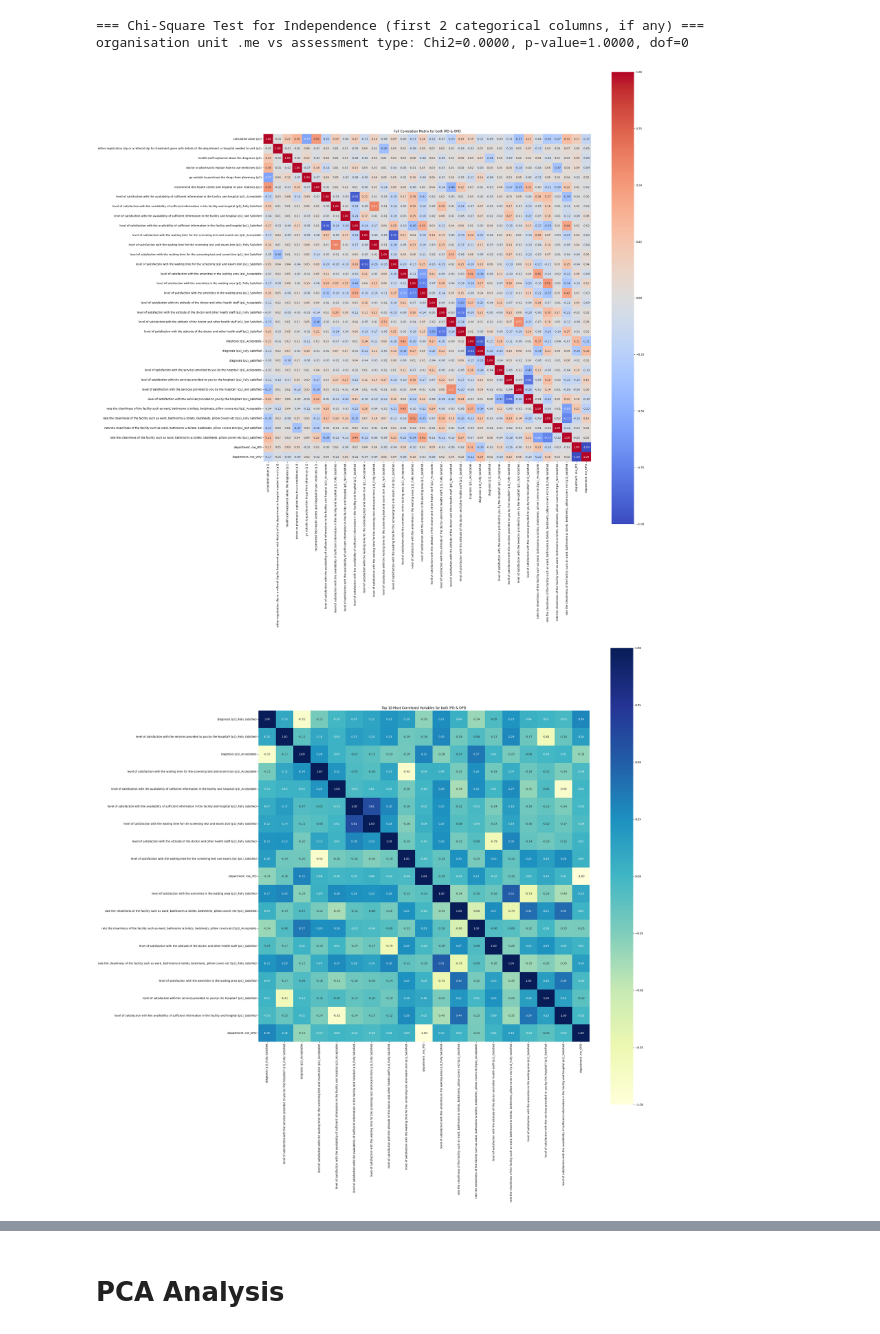
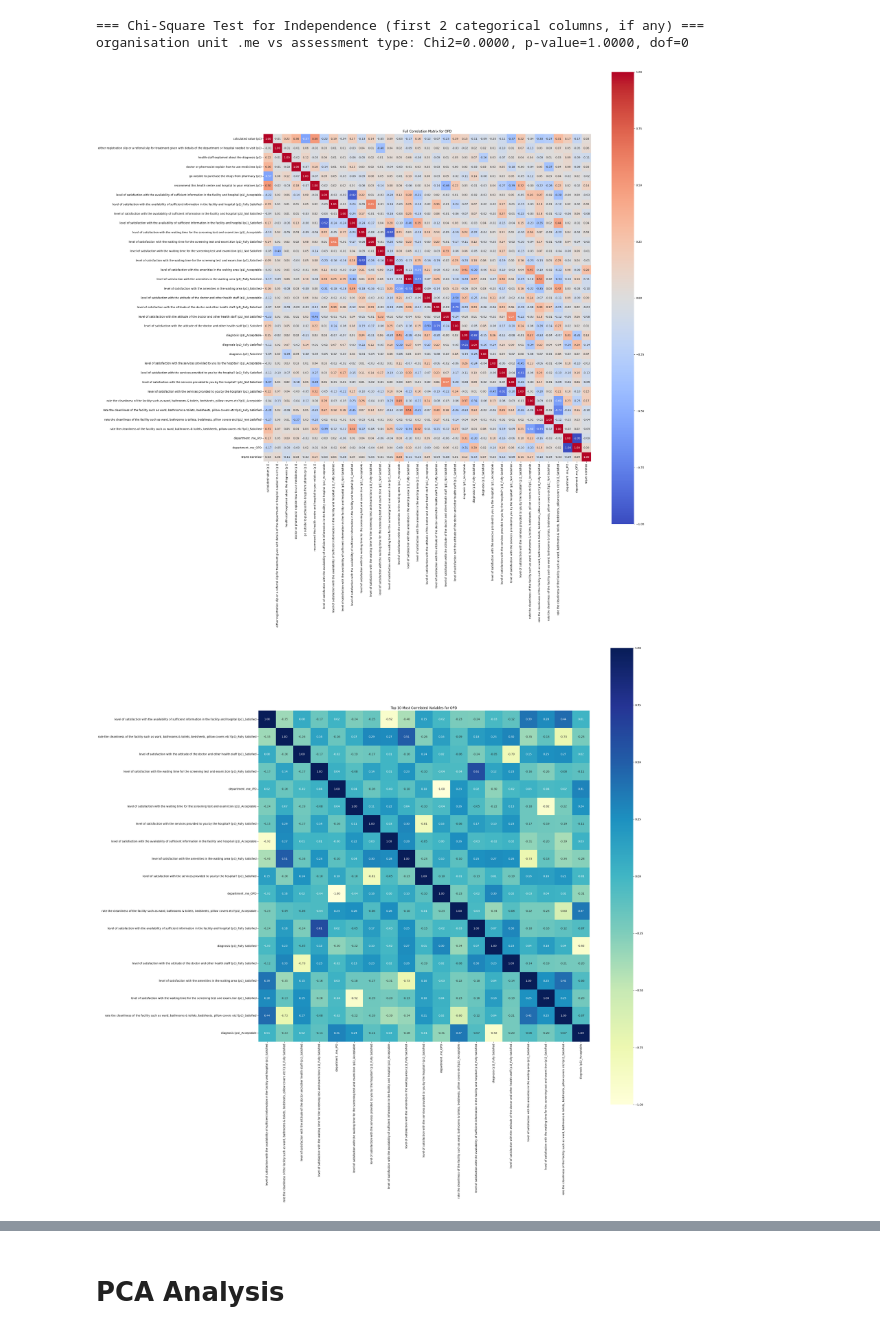
Before and after one commit to vivek6311/Artificial-Intelligence-with-Python, a Jupyter notebook: Mizoram_IPD_&_OPD_Runs.ipynb, the cells around one changed output, grey strips where cells are left out. Drawn from its saved outputs; the diff is of its cells as text; code cells hidden in the pictures.

```diff
--- a/Mizoram_IPD_&_OPD_Runs.ipynb
+++ b/Mizoram_IPD_&_OPD_Runs.ipynb
@@ -10,7 +30,7 @@ from sklearn.decomposition import PCA
 from factor_analyzer import FactorAnalyzer
 from factor_analyzer.factor_analyzer import calculate_kmo
 # %%
-df= pd.read_excel('/content/OPD & IPD Combined MiZoram.xlsx')
+df= pd.read_excel('/content/Mizoram_IPD_OPD.xlsx')
 # %%
 df.head()
 # %% [output]
@@ -23,12 +44,12 @@ df.head()
 # %%
 # Split the DataFrame: keep first 4 columns as-is, and one-hot encode the rest
-df_fixed = pd.concat([
-    df.iloc[:, :4],  # First 4 columns unchanged
-    pd.get_dummies(df.iloc[:, 4:], drop_first=False, dtype=int)  # One-hot encode from 5th column onward
-], axis=1)
+#df_fixed = pd.concat([
+    #df.iloc[:, :4],  # First 4 columns unchanged
+    #pd.get_dummies(df.iloc[:, 4:], drop_first=False, dtype=int)  # One-hot encode from 5th column onward
+#], axis=1)
 
 # Save to df1
-df1 = df_fixed
+df1 = df
 # %%
 # View the new DataFrame
 df1.head()
@@ -134,11 +155,11 @@ organisation unit .me vs assessment type: Chi2=0.0000, p-value=1.0000, dof=0
 # === 1. Full Correlation Heatmap ===
 plt.figure(figsize=(30, 30))
 sns.heatmap(corr_matrix, cmap='coolwarm', annot=True, fmt=".2f", square=True)
-plt.title("Full Correlation Matrix for both IPD & OPD")
+plt.title("Full Correlation Matrix for OPD")
 plt.tight_layout()
 plt.show()
 # %% [output]
-[figure, old version]
+[figure, new version]
 # %%
 # === 2. Top 10 Correlated Variable Pairs (excluding self-correlation) ===
 # Unstack matrix and sort
@@ -148,12 +169,12 @@ top_10_vars = list(set(top_10_corr.index.get_level_values(0)).union(set(top_10_c
 # %%
 # Heatmap for top 10 variables
 plt.figure(figsize=(30, 30))
 sns.heatmap(df1[top_10_vars].corr(), cmap='YlGnBu', annot=True, fmt=".2f", square=True)
-plt.title("Top 10 Most Correlated Variables for both IPD & OPD")
+plt.title("Top 10 Most Correlated Variables for OPD")
 plt.tight_layout()
 plt.show()
 # %% [output]
-[figure, old version]
+[figure, new version]
 # %%
 # === 3. Bottom 5 Least Correlated Variable Pairs ===
 bottom_5_corr = corr_unstacked.abs().sort_values(ascending=True).head(5)
```
Also changed, not shown: parts of 12 cells of this notebook.
